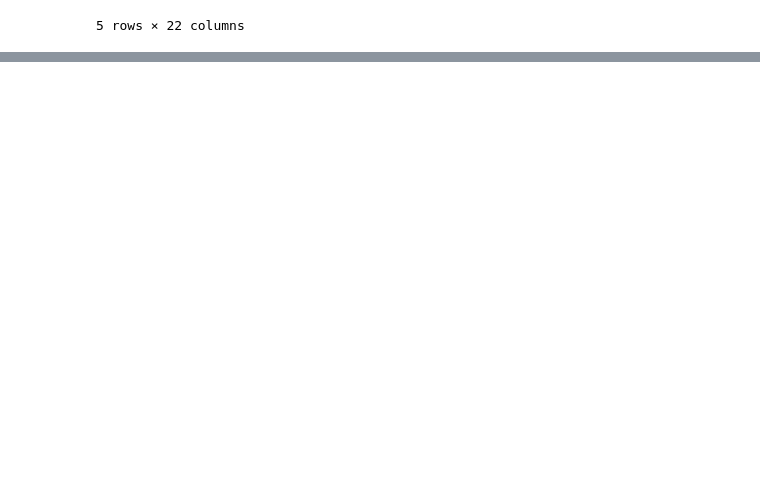
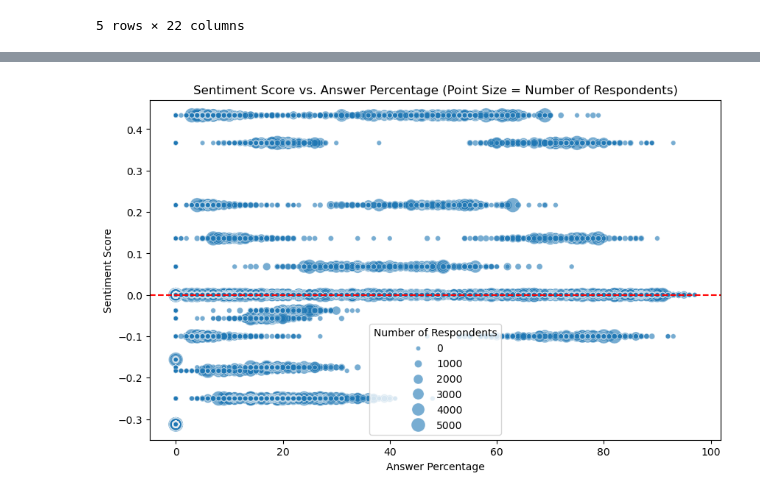
Before and after one commit to BigDataForSanDiego/Team-227, a Jupyter notebook: sentiment_analysis.ipynb, the cells around one changed output, grey strips where cells are left out. Saved outputs shown, nothing was run; the diff lists cells and outputs as text; code cells hidden in the pictures; blank space fills up the shorter version.

Commit message:
not finished sentiment analysis

```diff
--- a/sentiment_analysis.ipynb
+++ b/sentiment_analysis.ipynb
@@ -39,0 +36,6 @@ from textblob import TextBlob
+# %%
+def get_sentiment(text):
+    analysis = TextBlob(text)
+    return analysis.sentiment.polarity
+# %%
+dataset['Sentiment Score'] = reviews.apply(get_sentiment)
@@ -39,0 +80,11 @@ from textblob import TextBlob
+# %%
+def categorize_sentiment(percent):
+    if percent >= 70:
+        return 'Positive'
+    elif percent >= 20:
+        return 'Neutral'
+    else:
+        return 'Negative'
+
+# Apply the sentiment categorization to create a new column
+dataset['Sentiment'] = dataset['HCAHPS Answer Percent'].apply(categorize_sentiment)
@@ -39,0 +155,35 @@ from textblob import TextBlob
+# %%
+import seaborn as sns
+import matplotlib.pyplot as plt
+
+# Convert 'Sentiment Score', 'HCAHPS Answer Percent', and 'Number of Respondents' to numeric
+dataset['Sentiment Score'] = pd.to_numeric(dataset['Sentiment Score'], errors='coerce')
+dataset['HCAHPS Answer Percent'] = pd.to_numeric(dataset['HCAHPS Answer Percent'], errors='coerce')
+dataset['Number of Completed Surveys'] = pd.to_numeric(dataset['Number of Completed Surveys'], errors='coerce')
+
+# Optionally handle NaN values (e.g., fill NaN with 0 or drop rows with NaNs)
+dataset.fillna(0, inplace=True)  # You can also use dataset.dropna() to remove rows with NaNs
+
+# Now you can create the weighted sentiment score
+dataset['Weighted Sentiment Score'] = dataset['Sentiment Score'] * dataset['Number of Completed Surveys'] * (dataset['HCAHPS Answer Percent'] / 100)
+
+plt.figure(figsize=(10, 6))
+
+# Scatter plot with point size proportional to the number of respondents
+sns.scatterplot(
+    data=dataset,
+    x='HCAHPS Answer Percent',
+    y='Sentiment Score',
+    size='Number of Completed Surveys',  # Adjust the size of the points based on the number of respondents
+    sizes=(20, 200),               # Minimum and maximum size of the points
+    alpha=0.6                      # Slight transparency for better visibility
+)
+
+plt.title('Sentiment Score vs. Answer Percentage (Point Size = Number of Respondents)')
+plt.xlabel('Answer Percentage')
+plt.ylabel('Sentiment Score')
+plt.axhline(0, color='red', linestyle='--')  # Add a horizontal line at y=0
+plt.legend(title='Number of Respondents')
+plt.show()
+# %% [output]
+[figure, added]
```
Also changed, not shown: parts of 19 cells of this notebook.
